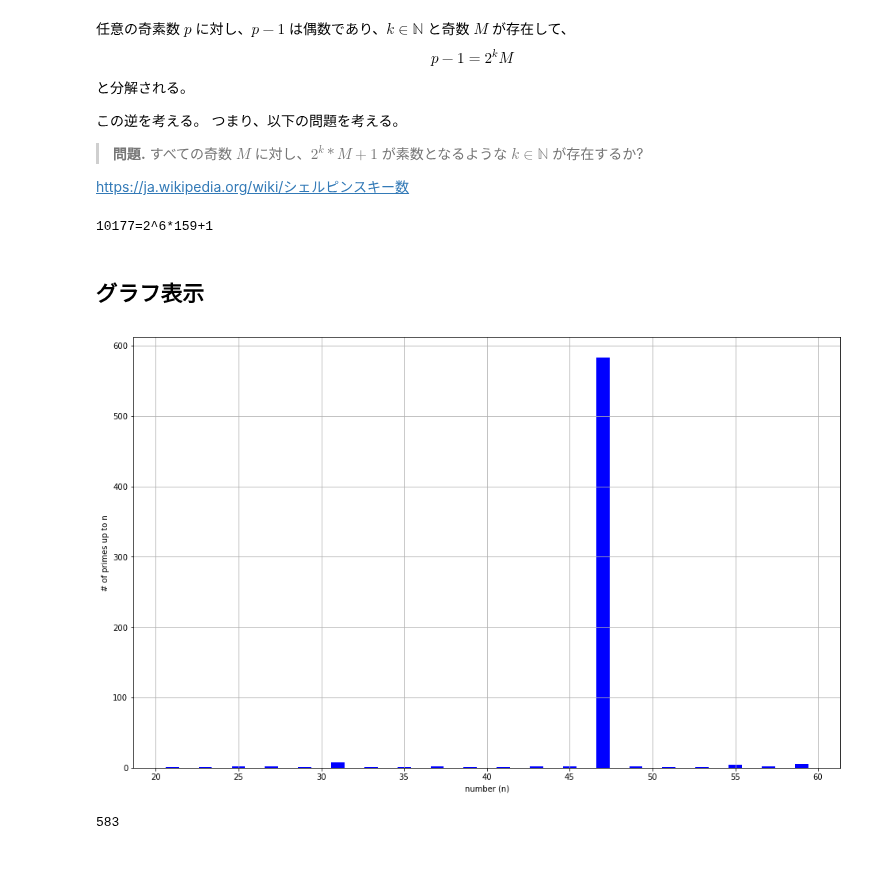
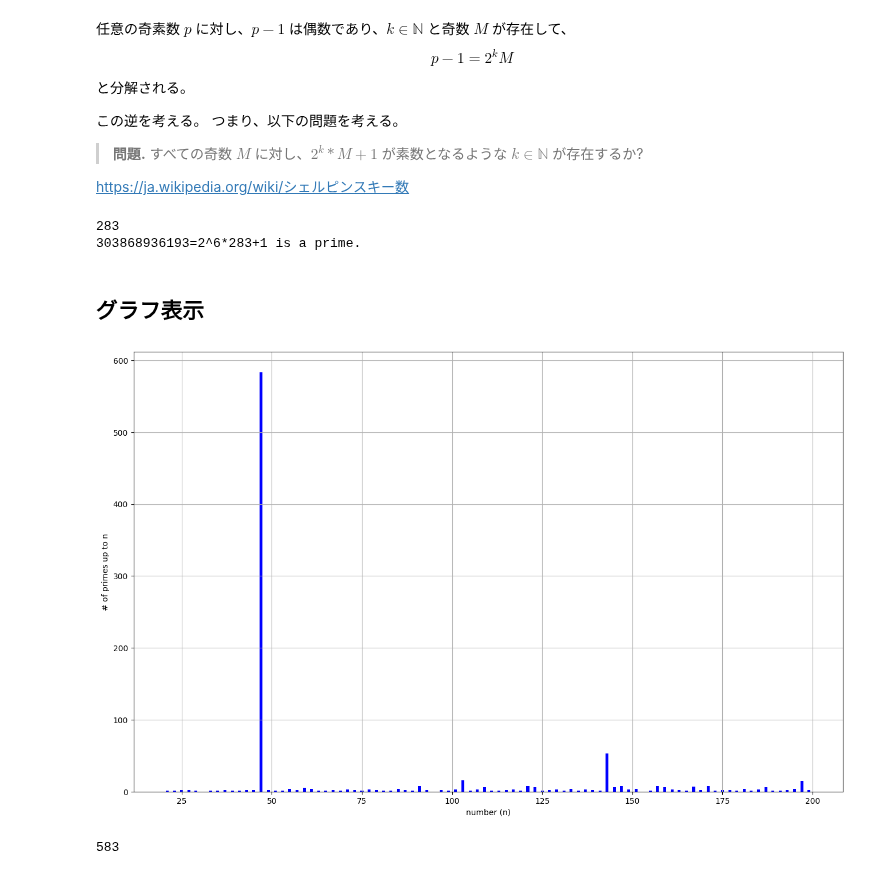
Before and after one commit to yamryo/notebooks, a Jupyter notebook: Lecture/Prime_Numbers/Miller_Rabin.ipynb, the cells around one changed output. Saved outputs shown, nothing was run; the diff lists cells and outputs as text; code cells hidden in the pictures.

```diff
--- a/Lecture/Prime_Numbers/Miller_Rabin.ipynb
+++ b/Lecture/Prime_Numbers/Miller_Rabin.ipynb
@@ -77,21 +72,22 @@ $$ p-1 = 2^{k}M $$
 
 https://ja.wikipedia.org/wiki/シェルピンスキー数
 # %%
-init = 2*80-1
-N = 10**2
+M = 2*random.randint(1,500)-1; print(M)
 
-count=0
-num = init
+Limit = 10**2
+power=0
+num = M
 while not is_prime(num+1):
-    count += 1
-    if count > N:
-        print("Count Limit")
+    power += 1
+    if power > Limit:
+        print("Reach the limit")
         break
     num *= 2
 else:
-    print("{}=2^{}*{}+1".format(num+1, count, init))
+    print("{}=2^{}*{}+1 is a prime.".format(num+1, count, M))
 # %% [output]
-10177=2^6*159+1
+283
+303868936193=2^6*283+1 is a prime.
 # %% [markdown]
 ## グラフ表示
 # %%
@@ -117,21 +113,21 @@ def get_k_mr(odd, Limit = 10**3):
     else:
         return count
 # %%
-X = [2*k-1 for k in range(1,10**4)][10:30]
+X = [2*k-1 for k in range(1,10**4)][10:100]
 Y = [get_k_mr(odd) for odd in X] #[get_k(odd) for odd in X]
 
 # Make the plot
 plt.figure(figsize=(16,10))
 
 ax = plt.subplot()
 ax.grid()
 ax.set(xlabel='number (n)', ylabel='# of primes up to n')
 
 plt.bar(X, Y, color='blue')
 #plt.xticks(X)
 plt.show()
 # %% [output]
-[figure, old version]
+[figure, new version]
 # %%
 get_k_mr(47)
 # %% [output]
```
Also changed, not shown: parts of 6 cells of this notebook, 2 other files.
